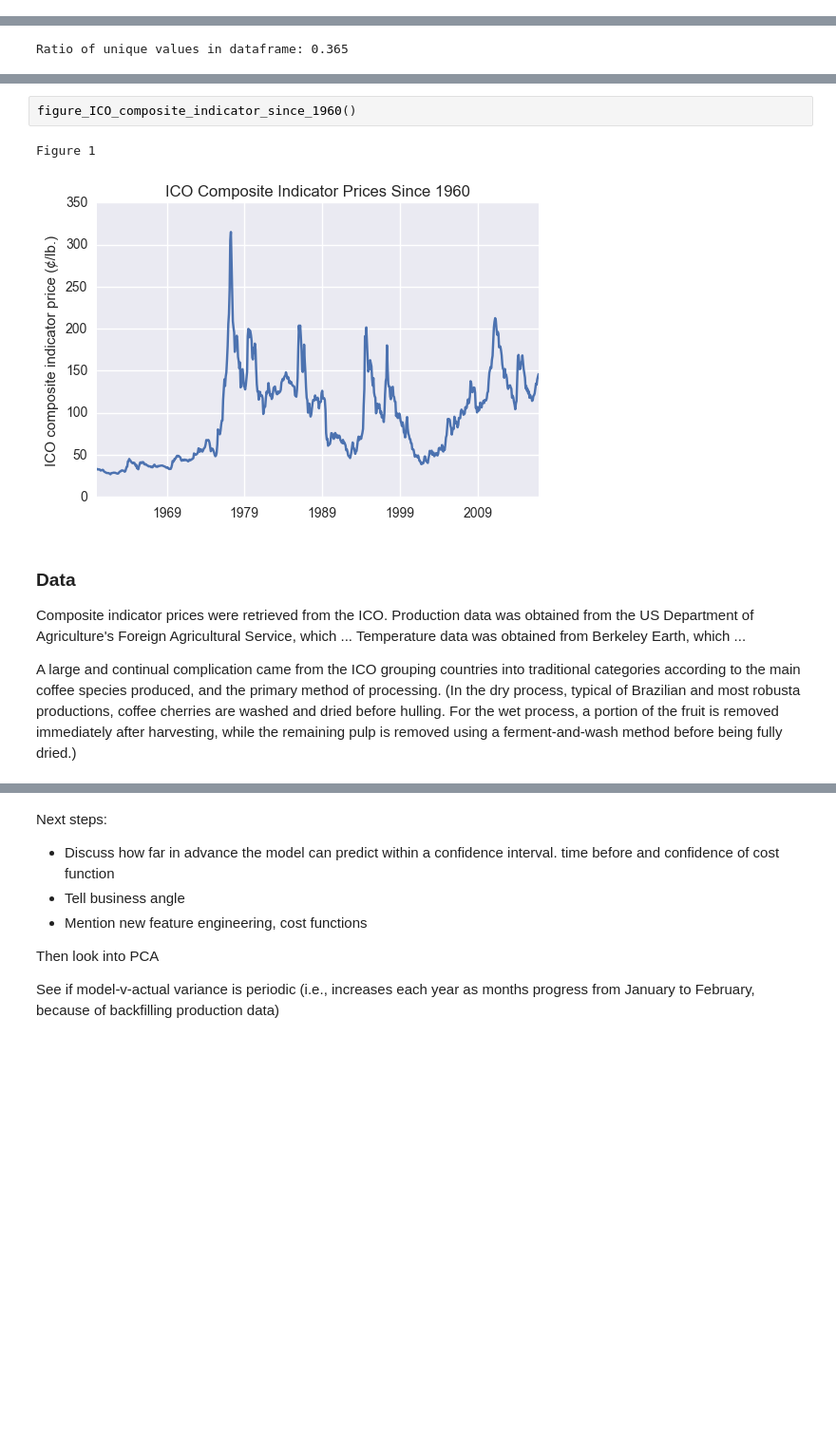
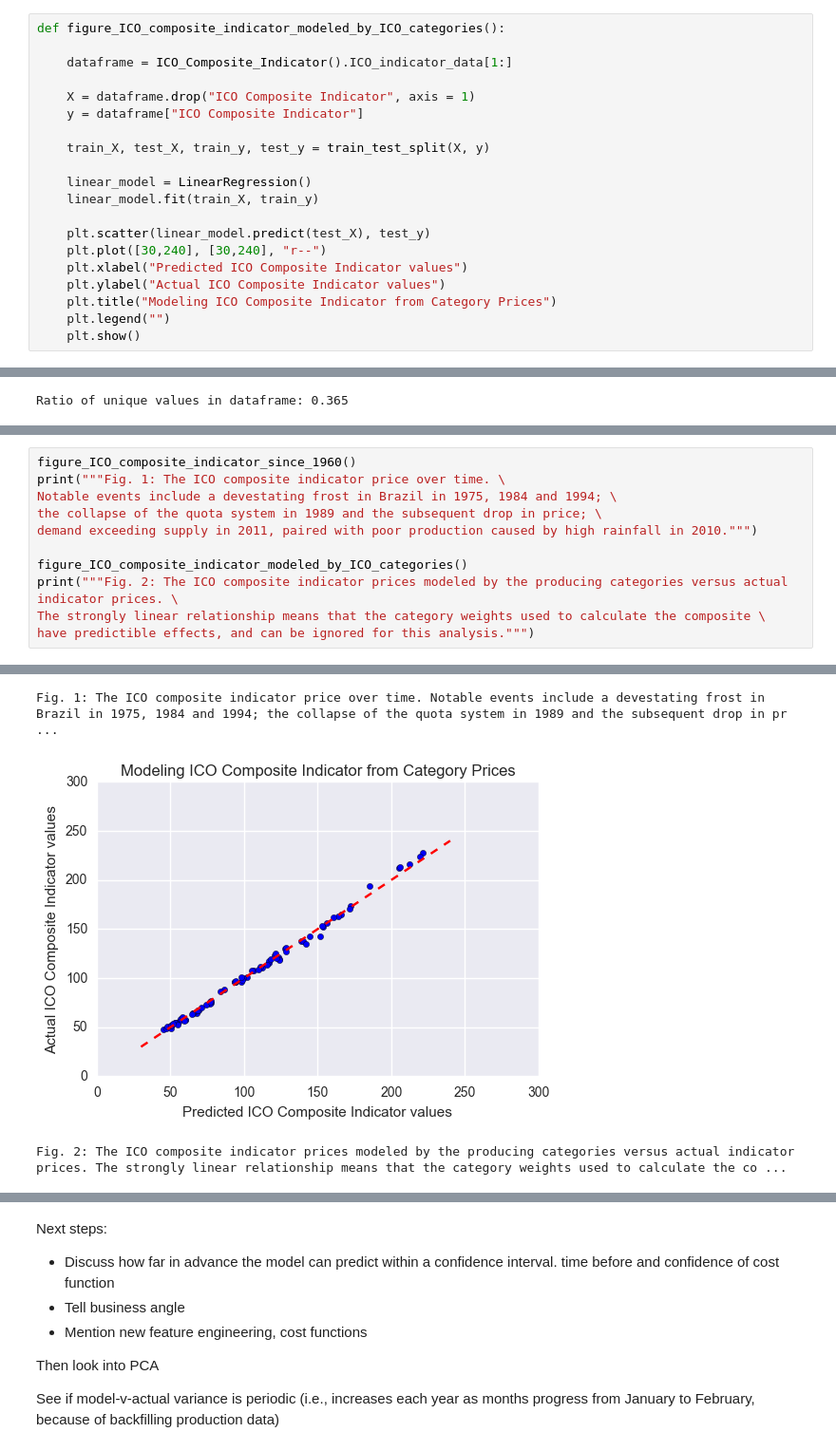
Before and after one commit to mohsseha/DSI-BOS-students, a Jupyter notebook: ntmitchell/capstone project/technical-report.ipynb, the cells around one changed output, grey strips where cells are left out. Shown at 95% size. Drawn from its saved outputs; the diff is of its cells as text; blank space fills up the shorter version.

```diff
--- a/ntmitchell/capstone project/technical-report.ipynb
+++ b/ntmitchell/capstone project/technical-report.ipynb
@@ -72,0 +87,20 @@ def figure_ICO_composite_indicator_since_1960():
+# %%
+def figure_ICO_composite_indicator_modeled_by_ICO_categories():
+
+    dataframe = ICO_Composite_Indicator().ICO_indicator_data[1:]
+
+    X = dataframe.drop("ICO Composite Indicator", axis = 1)
+    y = dataframe["ICO Composite Indicator"]
+
+    train_X, test_X, train_y, test_y = train_test_split(X, y)
+
+    linear_model = LinearRegression()
+    linear_model.fit(train_X, train_y)
+
+    plt.scatter(linear_model.predict(test_X), test_y)
+    plt.plot([30,240], [30,240], "r--")
+    plt.xlabel("Predicted ICO Composite Indicator values")
+    plt.ylabel("Actual ICO Composite Indicator values")
+    plt.title("Modeling ICO Composite Indicator from Category Prices")
+    plt.legend("")
+    plt.show()
@@ -318,13 +443,12 @@ Explain limitations of data: political risk, etc.
-# %%
-figure_ICO_composite_indicator_since_1960()
-# %% [output]
-Figure 1
-[figure, removed]
-# %% [markdown]
-### Data
-
-Composite indicator prices were retrieved from the ICO.
-Production data was obtained from the US Department of Agriculture's Foreign Agricultural Service, which ...
-Temperature data was obtained from Berkeley Earth, which ...
-
-A large and continual complication came from the ICO grouping countries into traditional categories according to the main coffee species produced, and the primary method of processing. (In the dry process, typical of Brazilian and most robusta productions, coffee cherries are washed and dried before hulling. For the wet process, a portion of the fruit is removed immediately after harvesting, while the remaining pulp is removed using a ferment-and-wash method before being fully dried.)
+# %%
+figure_ICO_composite_indicator_since_1960()
+print("""Fig. 1: The ICO composite indicator price over time. \
+Notable events include a devestating frost in Brazil in 1975, 1984 and 1994; \
+the collapse of the quota system in 1989 and the subsequent drop in price; \
+demand exceeding supply in 2011, paired with poor production caused by high rainfall in 2010.""")
+
+figure_ICO_composite_indicator_modeled_by_ICO_categories()
+print("""Fig. 2: The ICO composite indicator prices modeled by the producing categories versus actual indicator prices. \
+The strongly linear relationship means that the category weights used to calculate the composite \
+have predictible effects, and can be ignored for this analysis.""")
+# %% [output]
@@ -330,0 +456,3 @@ A large and continual complication came from the ICO grouping countries into tra
+Fig. 1: The ICO composite indicator price over time. Notable events include a devestating frost in Brazil in 1975, 1984 and 1994; the collapse of the quota system in 1989 and the subsequent drop in pr ...
+[figure, added]
+Fig. 2: The ICO composite indicator prices modeled by the producing categories versus actual indicator prices. The strongly linear relationship means that the category weights used to calculate the co ...
```
Also changed, not shown: parts of 25 cells of this notebook, 2 other files.
